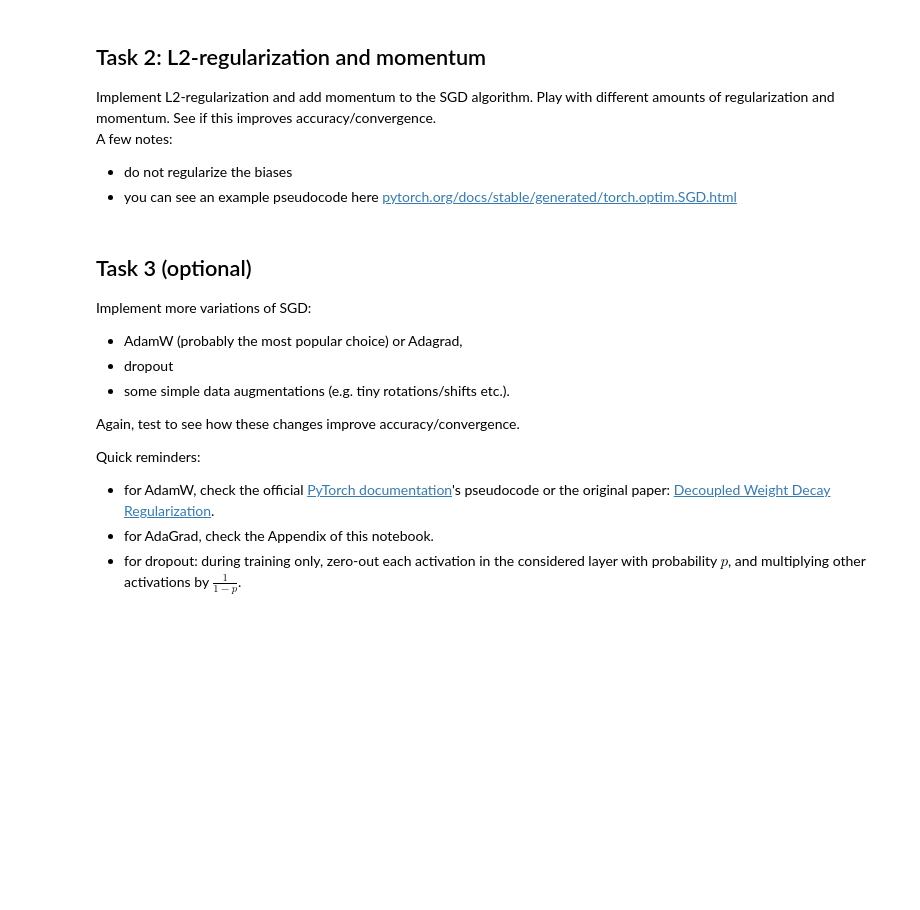
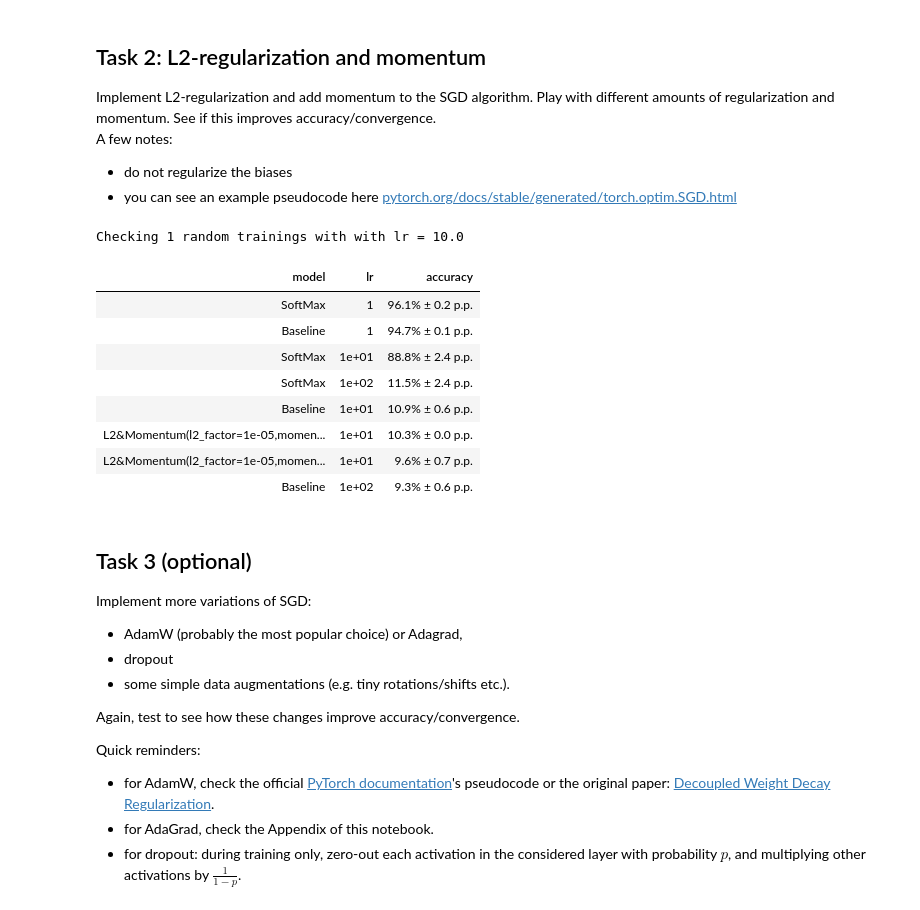
Before and after one commit to IgnacyKramarski/ml, a Jupyter notebook: dnn04-better-MNIST.ipynb, the cells around one changed output. Cells and saved outputs as stored; diff of their text form; code cells hidden in the pictures; blank space fills up the shorter version.

```diff
--- a/dnn04-better-MNIST.ipynb
+++ b/dnn04-better-MNIST.ipynb
@@ -500,35 +500,46 @@ class Task2(Network):
         super().__init__(sizes=sizes)
         self.l2_factor = l2_factor
         self.momentum = momentum
 
     def learning_step(self, x_mini_batch: FloatNDArray, y_mini_batch: FloatNDArray, learning_rate: float) -> None:
         """
         Update parameters with one mini-batch step of backprop and gradient descent (with momentum and L2-regularization).
 
         Args:
         - x_mini_batch: shape (B, N^0) where B is mini_batch_size.
         - y_mini_batch: shape (B, N^last).
         - learning_rate.
         """
         V_0 = [np.zeros_like(w) for w in self.weights]
         V_1 = [np.zeros_like(b) for b in self.biases]
 
         grads_w, grads_b = self.backprop(x_mini_batch, y_mini_batch)
         for i in range(len(self.weights)):
             V_0[i] = self.momentum * V_0[i] + grads_w[i] + self.l2_factor * self.weights[i]
             V_1[i] = self.momentum * V_1[i] + grads_b[i]
             self.weights[i] -= learning_rate * V_0[i]
-            self.biases[i] -= learning_rate * V_1
+            self.biases[i] -= learning_rate * V_1[i]
 
 model_results.evaluate_model(
     model_name=f"L2&Momentum",
     model_constructor=Task2,
     learning_rates=[10.0],
     n_trainings=1,
     l2_factor=1e-5,
-    momentum=0.2
+    momentum=0.99
 )
 model_results.display_results()
+# %% [output]
+Checking 1 random trainings with with lr = 10.0
+| model | lr | accuracy |
+| SoftMax | 1 | 96.1% ± 0.2 p.p. |
+| Baseline | 1 | 94.7% ± 0.1 p.p. |
+| SoftMax | 1e+01 | 88.8% ± 2.4 p.p. |
+| SoftMax | 1e+02 | 11.5% ± 2.4 p.p. |
+| Baseline | 1e+01 | 10.9% ± 0.6 p.p. |
+| L2&Momentum(l2_factor=1e-05,momen... | 1e+01 | 10.3% ± 0.0 p.p. |
+| L2&Momentum(l2_factor=1e-05,momen... | 1e+01 | 9.6% ± 0.7 p.p. |
+| Baseline | 1e+02 | 9.3% ± 0.6 p.p. |
 # %%
 class Task1And2(Task2, Task1):
     # A somewhat hacky but short way to mix Task1 and Task2.
```
Also changed, not shown: parts of 2 cells of this notebook.
